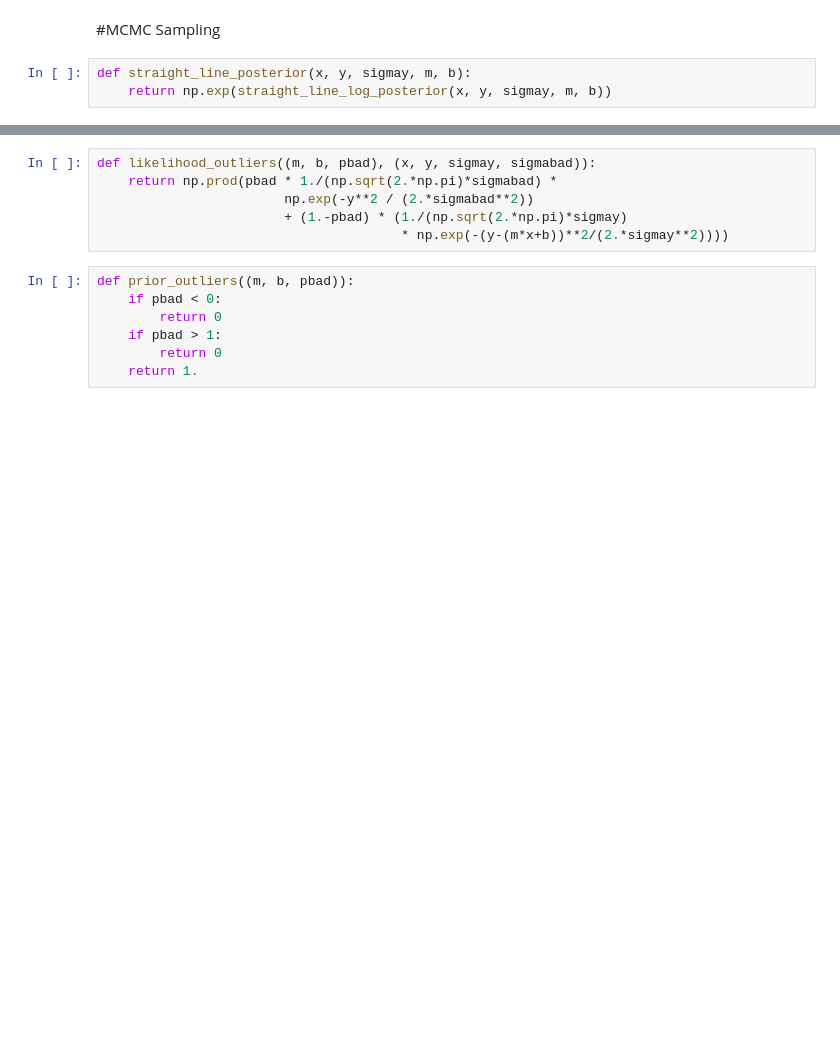
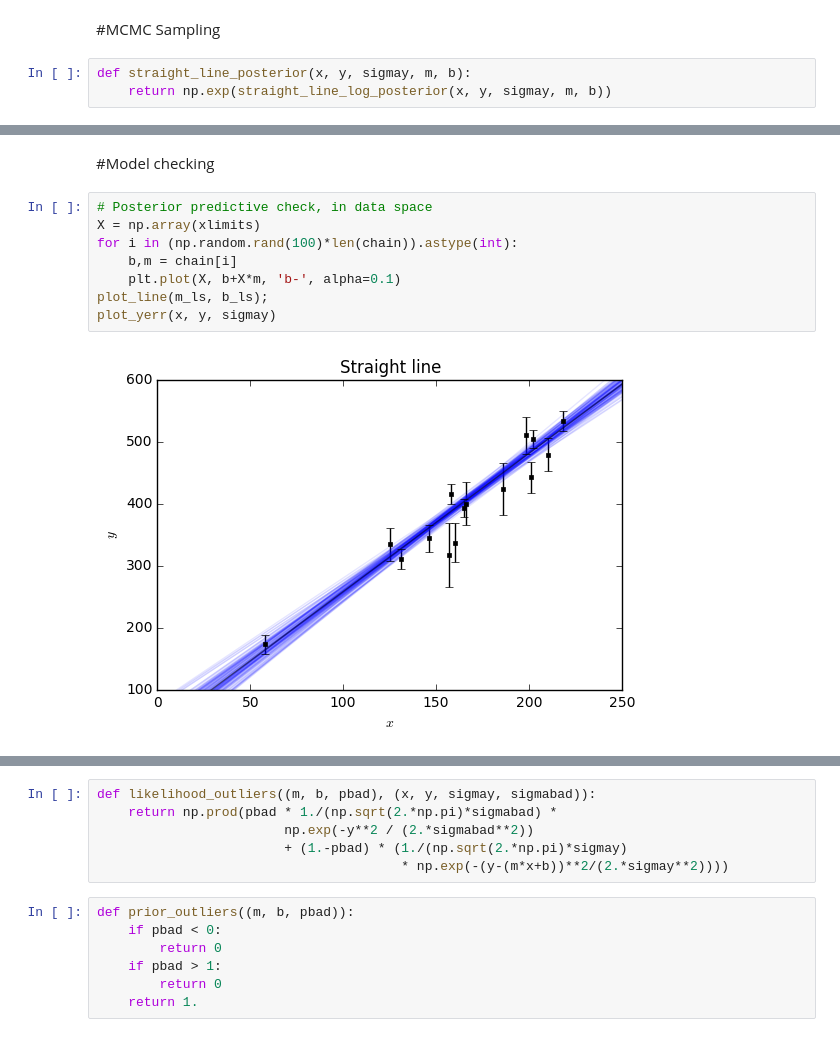
Before and after one commit to dstndstn/LearningInference, a Jupyter notebook: straightline.ipynb, the cells around one changed output, grey strips where cells are left out. Cells and saved outputs as stored; diff of their text form; blank space fills up the shorter version.

```diff
--- a/straightline.ipynb
+++ b/straightline.ipynb
@@ -143,0 +156,12 @@ Running MH for 30000 steps
+# %% [markdown]
+#Model checking
+# %%
+# Posterior predictive check, in data space
+X = np.array(xlimits)
+for i in (np.random.rand(100)*len(chain)).astype(int):
+    b,m = chain[i]
+    plt.plot(X, b+X*m, 'b-', alpha=0.1)
+plot_line(m_ls, b_ls);
+plot_yerr(x, y, sigmay)
+# %% [output]
+[figure, added]
```
Also changed, not shown: parts of 12 cells of this notebook, 1 other file.
